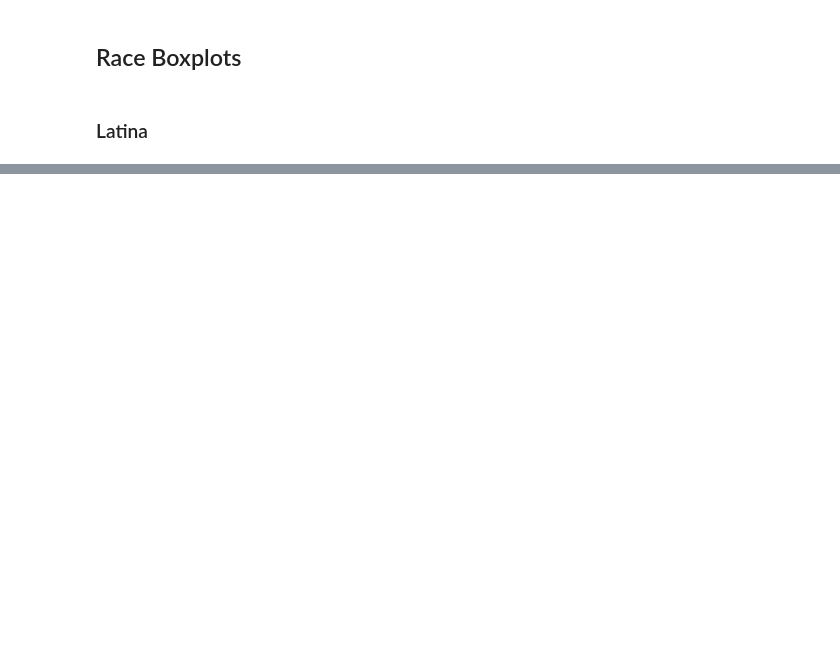
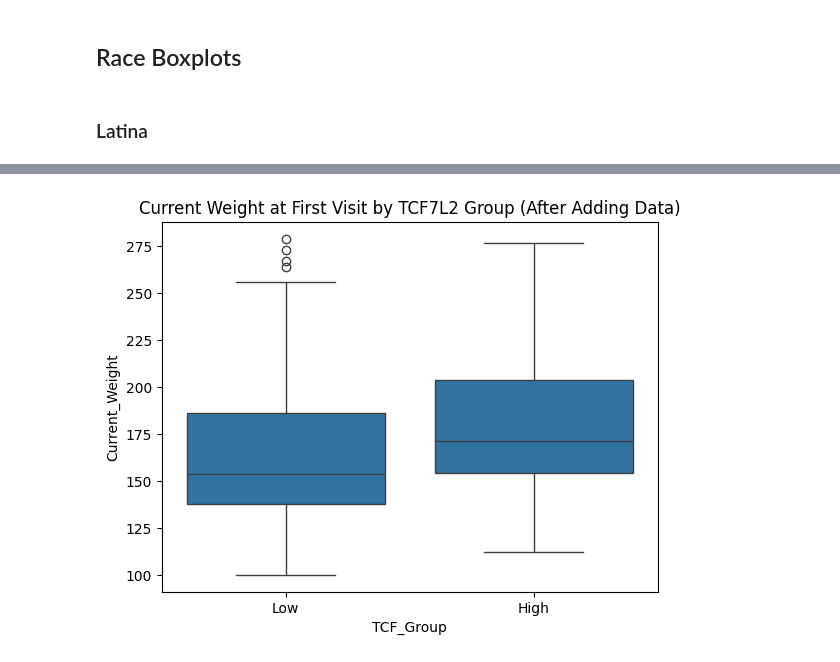
Before and after one commit to hannahnthompson/HG_Analysis_May-2025, a Jupyter notebook: May HG Analysis 2.ipynb, the cells around one changed output, grey strips where cells are left out. Drawn from its saved outputs; the diff is of its cells as text; code cells hidden in the pictures; blank space fills up the shorter version.

```diff
--- a/May HG Analysis 2.ipynb
+++ b/May HG Analysis 2.ipynb
@@ -672,0 +1095,7 @@ Welch's t-test result (n=102 vs. n=32): t-statistic = -5.048516552724184, p-valu
+# %%
+# Boxplot for all msc data (old and new) to compare distribution to old data
+sns.boxplot(data=msc_first_visits_hg, x='TCF_Group', y='Current_Weight')
+plt.title('Current Weight at First Visit by TCF7L2 Group (After Adding Data)')
+plt.show()
+# %% [output]
+[figure, added]
```
Also changed, not shown: parts of 73 cells of this notebook.
